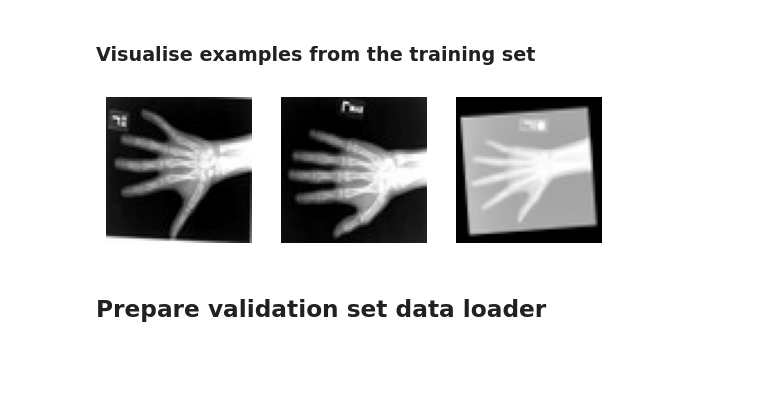
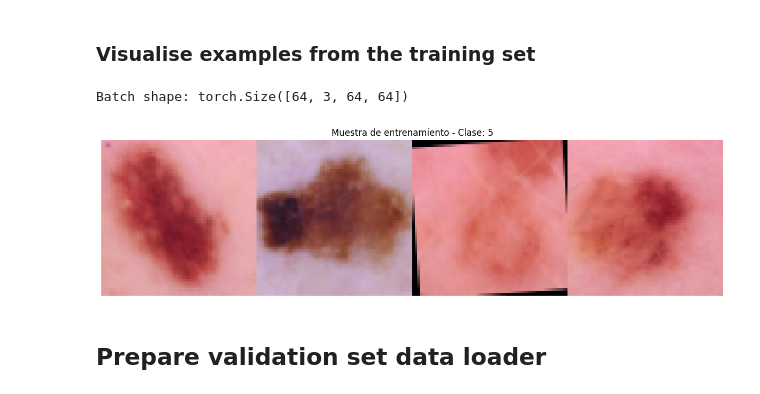
Before and after one commit to a-egealopez/tfg_informatica, a Jupyter notebook: 2d_ldm_tutorial.ipynb, the cells around one changed output. Cells and saved outputs as stored; diff of their text form; code cells hidden in the pictures; blank space fills up the shorter version.

```diff
--- a/2d_ldm_tutorial.ipynb
+++ b/2d_ldm_tutorial.ipynb
@@ -100,13 +127,19 @@ print(root_dir)
 
 Here we will download the MEDNIST dataset and prepare the training set data loader. The MEDNIST dataset contains images of different body parts, including the hand, chest, and abdomen, in grayscale format. For this tutorial, we will use only the `Hand` class. We include data augmentation performed by the `RandAffine` transformation in the data transformations.
 # %%
-train_data = MedNISTDataset(root_dir=root_dir, section="training", download=True, seed=0)
-train_datalist = [{"image": item["image"]} for item in train_data.data if item["class_name"] == "Hand"]
+CLASE_ELEGIDA = 5
 image_size = 64
+
+train_data = DermaMNIST(split="train", download=True, size=image_size)
+train_datalist = [
+    {"image": img}
+    for img, label in zip(train_data.imgs, train_data.labels)
+    if label[0] == CLASE_ELEGIDA
+][:9000]
+
 train_transforms = transforms.Compose(
     [
-        transforms.LoadImaged(keys=["image"]),
-        transforms.EnsureChannelFirstd(keys=["image"]),
+        transforms.EnsureChannelFirstd(keys=["image"], channel_dim=-1),
         transforms.ScaleIntensityRanged(keys=["image"], a_min=0.0, a_max=255.0, b_min=0.0, b_max=1.0, clip=True),
         transforms.RandAffined(
             keys=["image"],
@@ -120,4 +153,4 @@ train_transforms = transforms.Compose(
     ]
 )
 train_ds = Dataset(data=train_datalist, transform=train_transforms)
-train_loader = DataLoader(train_ds, batch_size=64, shuffle=True, num_workers=4, persistent_workers=True)
+train_loader = DataLoader(train_ds, batch_size=64, shuffle=True, num_workers=2, persistent_workers=True)
@@ -128,14 +157,25 @@ train_loader = DataLoader(train_ds, batch_size=64, shuffle=True, num_workers=4,
 # %% [markdown]
 ### Visualise examples from the training set
 # %%
-# Plot 3 examples from the training set
 check_data = first(train_loader)
-fig, ax = plt.subplots(nrows=1, ncols=3)
-for image_n in range(3):
-    ax[image_n].imshow(check_data["image"][image_n, 0, :, :], cmap="gray")
-    ax[image_n].axis("off")
+img_tensor = check_data["image"]
+print(f"Batch shape: {img_tensor.shape}")
+
+images_to_show = [img_tensor[i] for i in range(4)]
+
+combined = torch.cat(images_to_show, dim=2)
+image_visualisation = combined.permute(1, 2, 0).cpu().numpy()
+cmap = None
+
+plt.figure("Visualización DermaMNIST", figsize=(12, 6))
+plt.imshow(image_visualisation, vmin=0, vmax=1, cmap=cmap)
+plt.axis("off")
+plt.title(f"Muestra de entrenamiento - Clase: {CLASE_ELEGIDA}")
+plt.tight_layout()
+plt.show()
 # %% [output]
+Batch shape: torch.Size([64, 3, 64, 64])
-[figure, old version]
+[figure, new version]
 # %% [markdown]
 ## Prepare validation set data loader
 # %%
```
Also changed, not shown: parts of 13 cells of this notebook.
